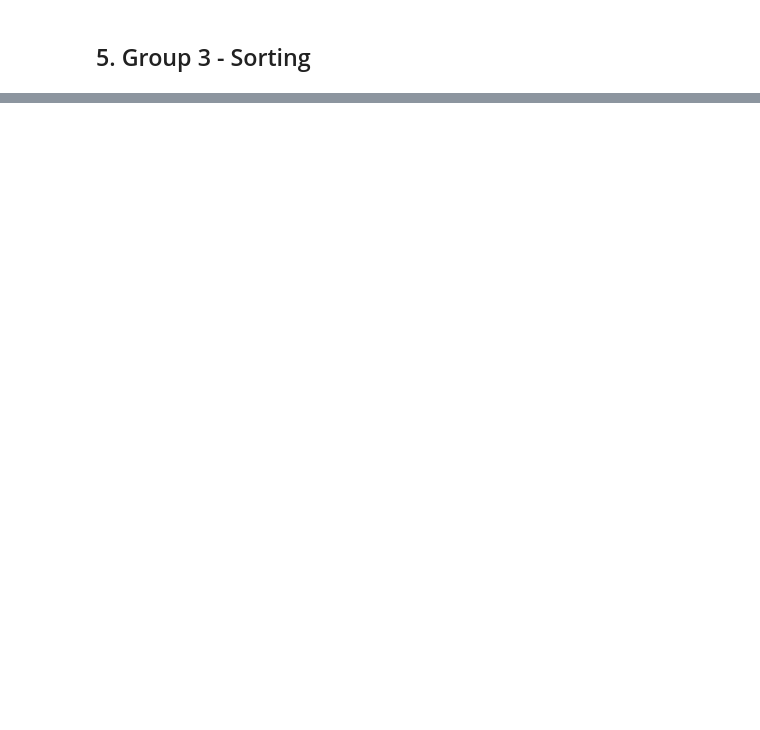
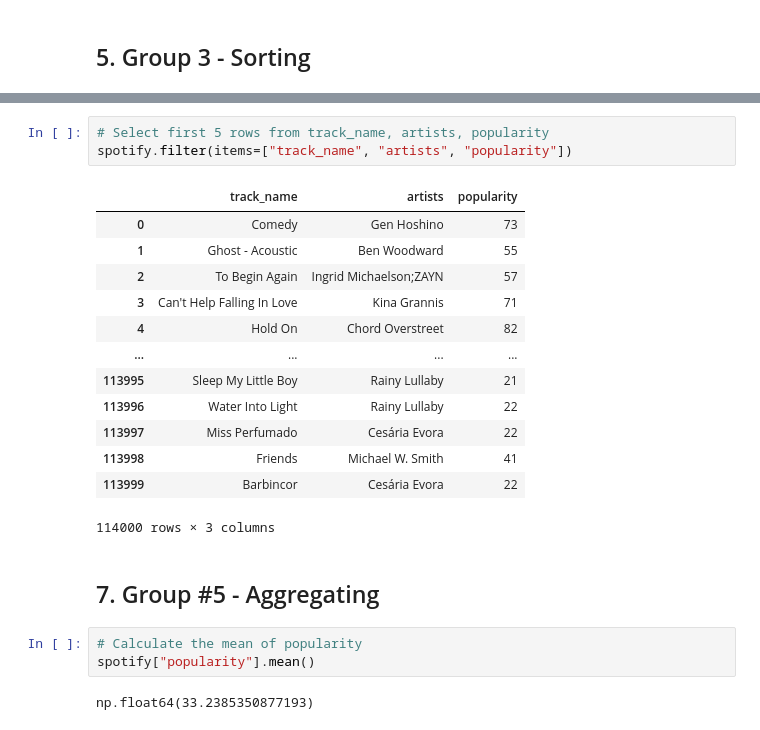
Before and after one commit to svarong-port/code-for-articles, a Jupyter notebook: article_pandas_fundamentals/article_pandas_fundamentals.ipynb, the cells around one changed output, grey strips where cells are left out. Saved outputs shown, nothing was run; the diff lists cells and outputs as text; blank space fills up the shorter version.

```diff
--- a/article_pandas_fundamentals/article_pandas_fundamentals.ipynb
+++ b/article_pandas_fundamentals/article_pandas_fundamentals.ipynb
@@ -203,0 +228,24 @@ spotify.sort_values(by='popularity', ascending=False)
+# %%
+# Select first 5 rows from track_name, artists, popularity
+spotify.filter(items=["track_name", "artists", "popularity"])
+# %% [output]
+|  | track_name | artists | popularity |
+| 0 | Comedy | Gen Hoshino | 73 |
+| 1 | Ghost - Acoustic | Ben Woodward | 55 |
+| 2 | To Begin Again | Ingrid Michaelson;ZAYN | 57 |
+| 3 | Can't Help Falling In Love | Kina Grannis | 71 |
+| 4 | Hold On | Chord Overstreet | 82 |
+| ... | ... | ... | ... |
+| 113995 | Sleep My Little Boy | Rainy Lullaby | 21 |
+| 113996 | Water Into Light | Rainy Lullaby | 22 |
+| 113997 | Miss Perfumado | Cesária Evora | 22 |
+| 113998 | Friends | Michael W. Smith | 41 |
+| 113999 | Barbincor | Cesária Evora | 22 |
+114000 rows × 3 columns
+# %% [markdown]
+## 7. Group #5 - Aggregating
+# %%
+# Calculate the mean of popularity
+spotify["popularity"].mean()
+# %% [output]
+np.float64(33.2385350877193)
```
Also changed, not shown: parts of 12 cells of this notebook.
